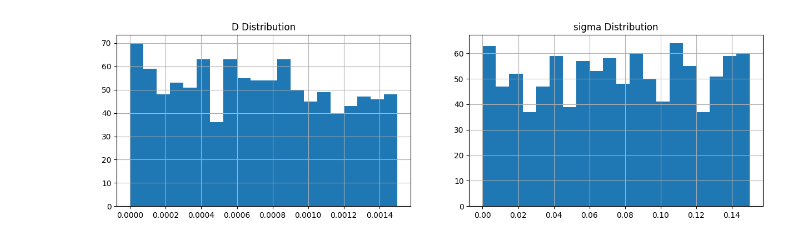
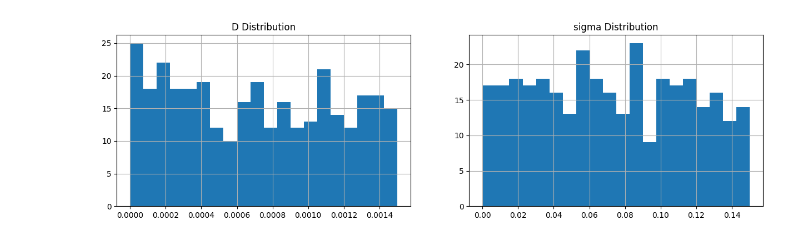
Before and after one commit to S3b4sc/mumax3-LTEM-MFM, a Jupyter notebook: python_scripts/mz_binary_model_explore.ipynb, the cells around one changed output. Cells and saved outputs as stored; diff of their text form; code cells hidden in the pictures.

Commit message:
Updated: Image generation using clamped Ku and corrected data leakeage on the model training    Next: correct effective sigma for physical surrogate training

```diff
--- a/python_scripts/mz_binary_model_explore.ipynb
+++ b/python_scripts/mz_binary_model_explore.ipynb
@@ -743,18 +1124,18 @@ Sigma      | 0.05112      | 0.07497      | 0.02385
 # %%
 import pandas as pd
 import matplotlib.pyplot as plt
 
-df = pd.read_csv("../mumax_dataset_ku_by_block_disorder/training_index.csv")
+df = pd.read_csv("../mumax_dataset_ku_by_block_disorder_phy_corrected/training_index.csv")
 
 plt.figure(figsize=(15,4))
 plt.subplot(1,2,1)
 df["Dind"].hist(bins=20)
 plt.title("D Distribution")
 
 plt.subplot(1,2,2)
 df["sigma"].hist(bins=20)
 plt.title("sigma Distribution")
 
 plt.show()
 # %% [output]
-[figure, old version]
+[figure, new version]
```
Also changed, not shown: parts of 15 cells of this notebook, 9 other files.
